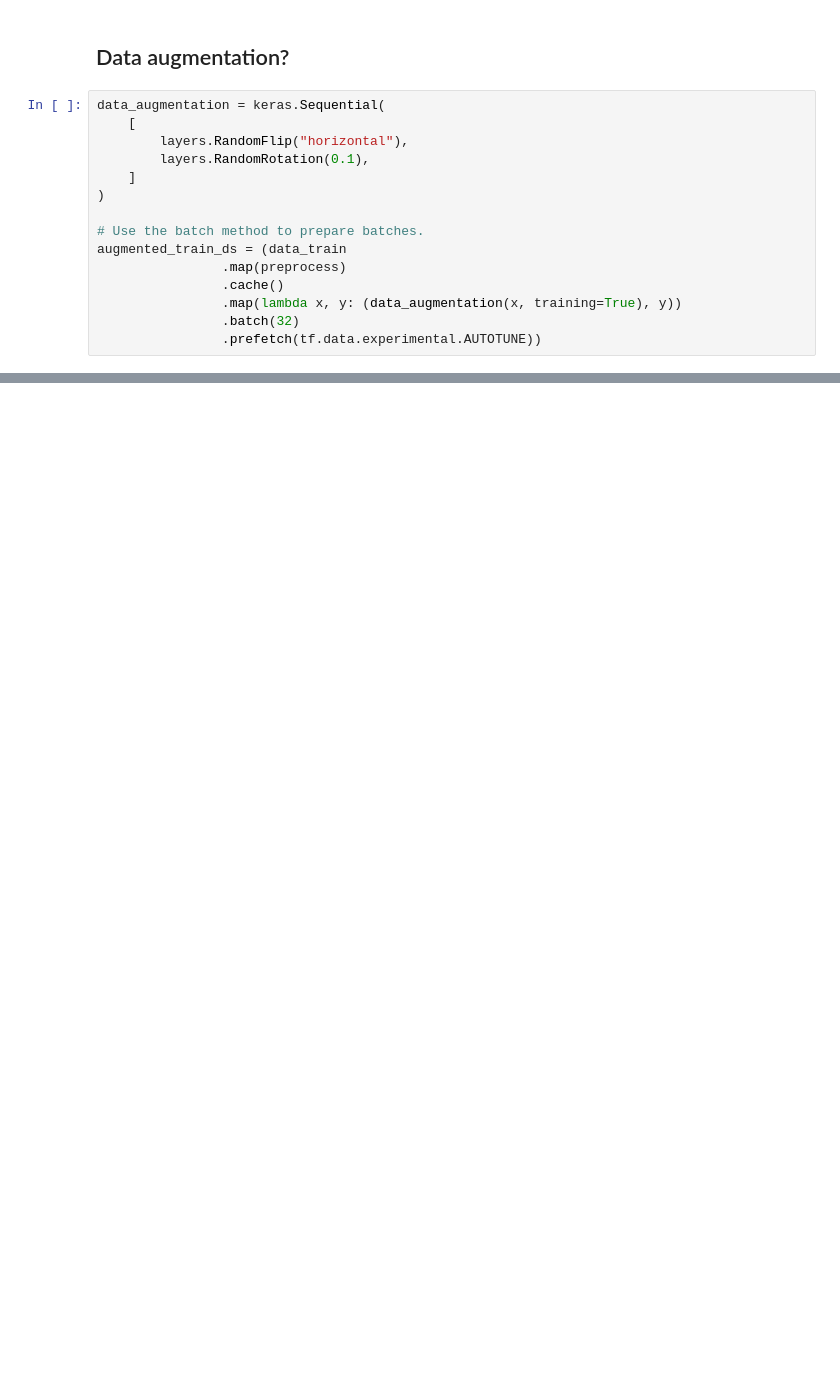
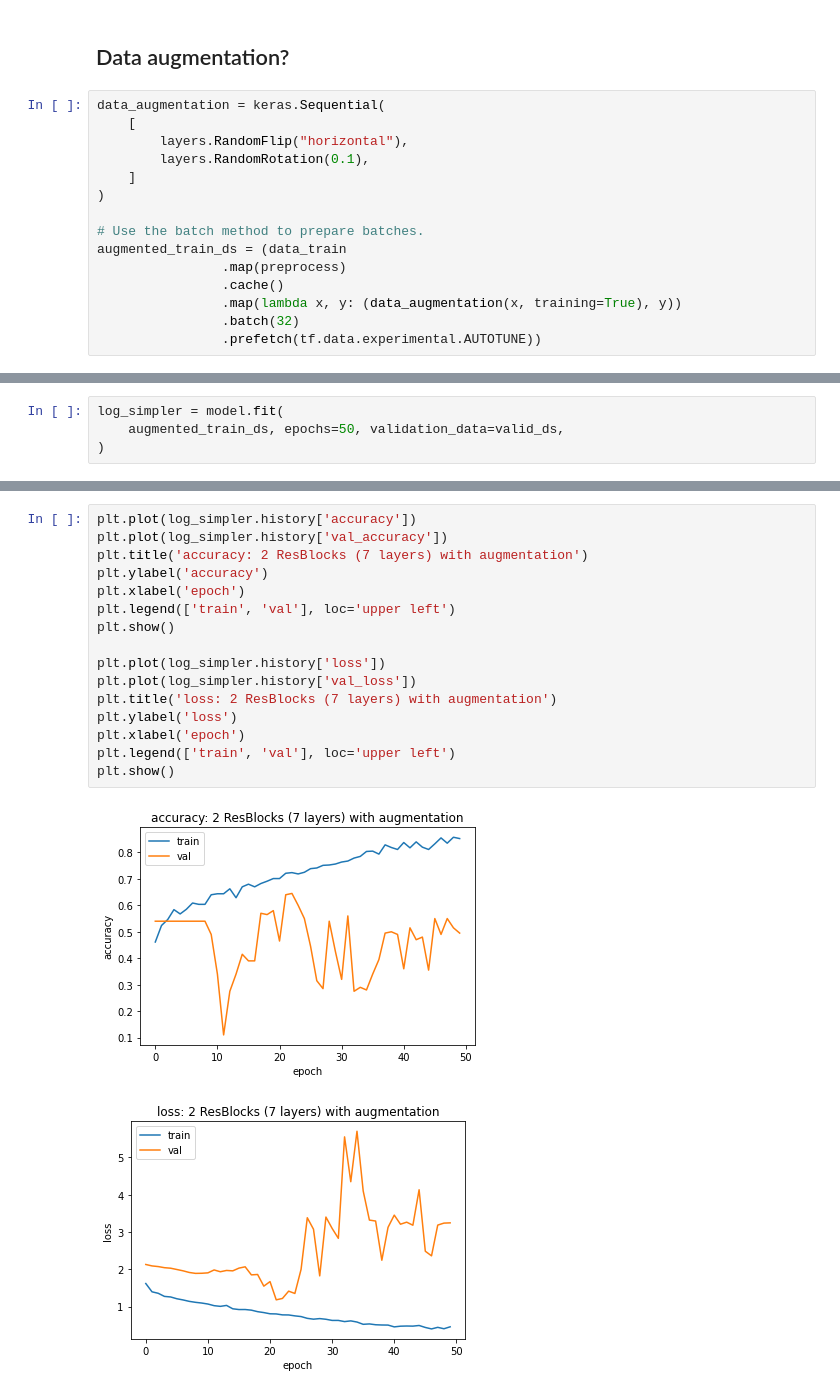
Before and after one commit to zhxchd/weed-out-the-weeds, a Jupyter notebook: pipeline/deep_learning_simpler_models.ipynb, the cells around one changed output, grey strips where cells are left out. Cells and saved outputs as stored; diff of their text form; blank space fills up the shorter version.

```diff
--- a/pipeline/deep_learning_simpler_models.ipynb
+++ b/pipeline/deep_learning_simpler_models.ipynb
@@ -195,0 +264,4 @@ plt.show()
+# %%
+log_simpler = model.fit(
+    augmented_train_ds, epochs=50, validation_data=valid_ds,
+)
@@ -195,0 +286,19 @@ plt.show()
+# %%
+plt.plot(log_simpler.history['accuracy'])
+plt.plot(log_simpler.history['val_accuracy'])
+plt.title('accuracy: 2 ResBlocks (7 layers) with augmentation')
+plt.ylabel('accuracy')
+plt.xlabel('epoch')
+plt.legend(['train', 'val'], loc='upper left')
+plt.show()
+
+plt.plot(log_simpler.history['loss'])
+plt.plot(log_simpler.history['val_loss'])
+plt.title('loss: 2 ResBlocks (7 layers) with augmentation')
+plt.ylabel('loss')
+plt.xlabel('epoch')
+plt.legend(['train', 'val'], loc='upper left')
+plt.show()
+# %% [output]
+[figure, added]
+[figure, added]
```
Also changed, not shown: parts of 7 cells of this notebook.
